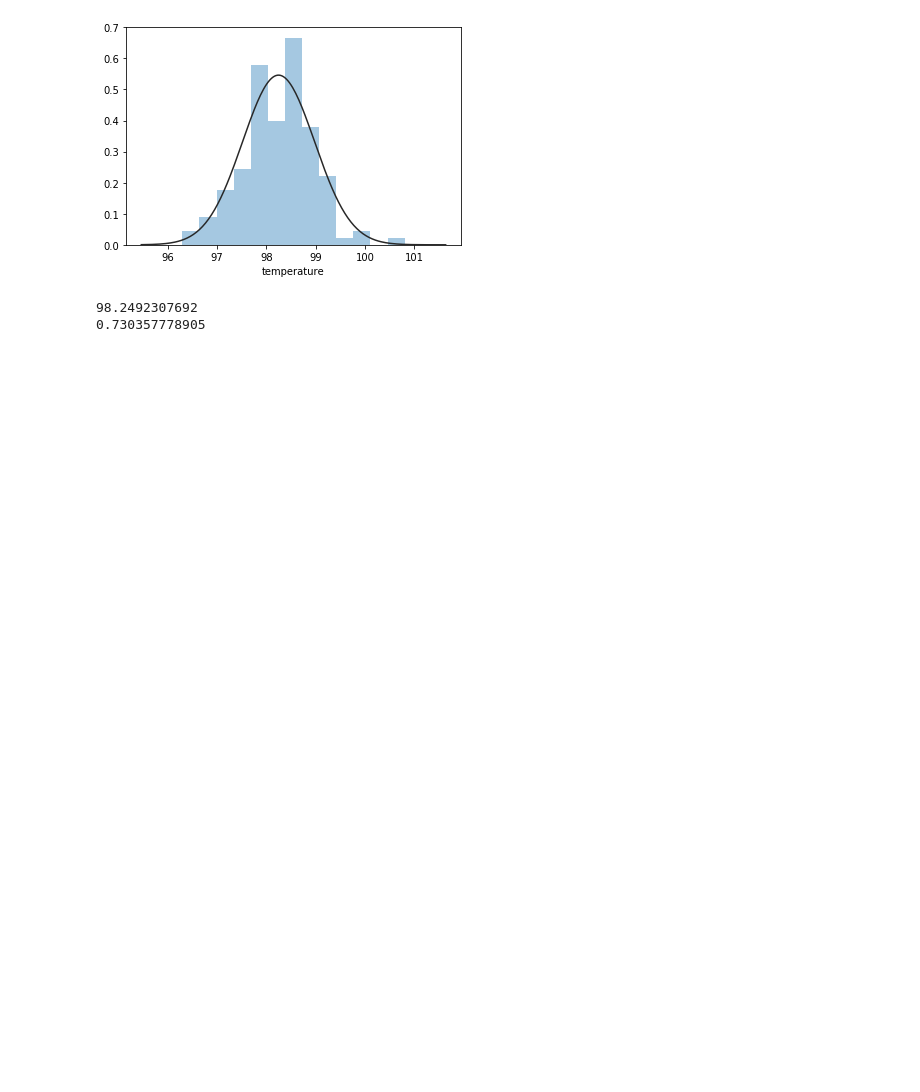
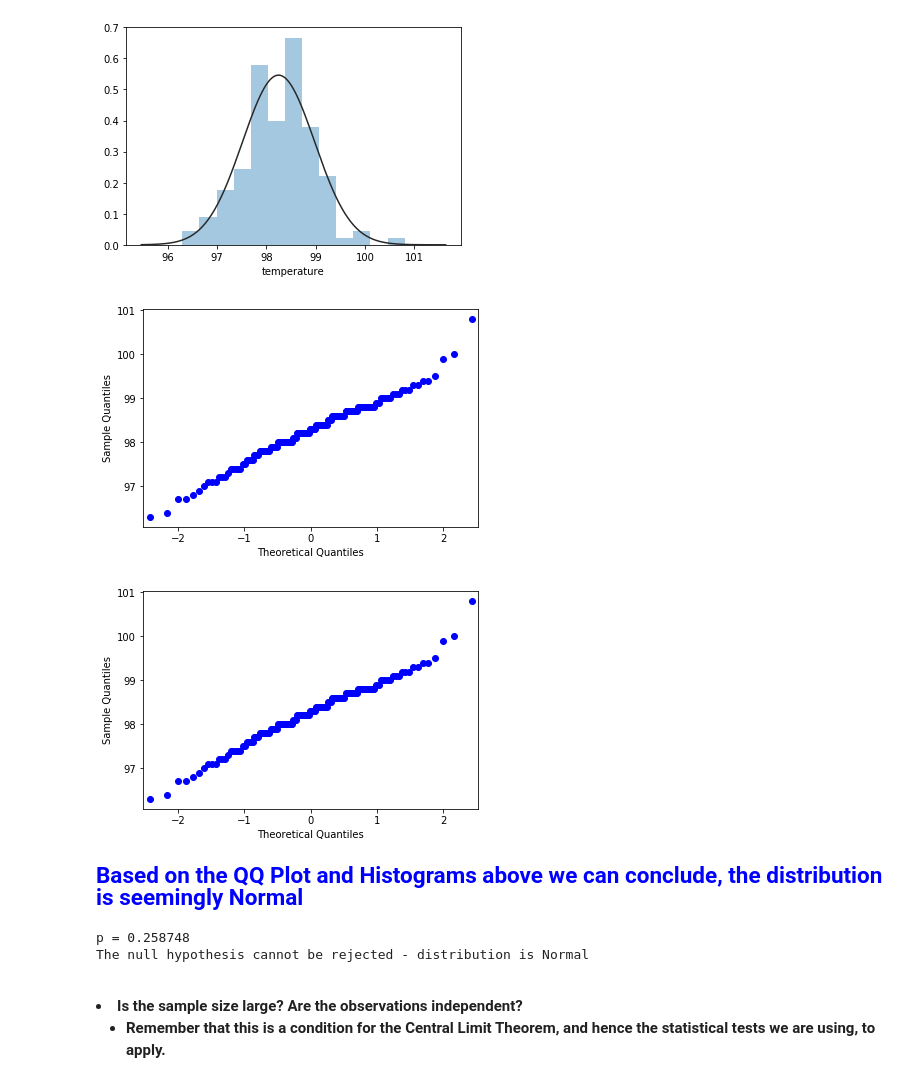
Before and after one commit to samudassir/bikesharingdemand, a Jupyter notebook: Exercises/statistics/EDA_human_temperature/sliderule_dsi_inferential_statistics_exercise_1.ipynb, the cells around one changed output. Cells and saved outputs as stored; diff of their text form; code cells hidden in the pictures; blank space fills up the shorter version.

```diff
--- a/Exercises/statistics/EDA_human_temperature/sliderule_dsi_inferential_statistics_exercise_1.ipynb
+++ b/Exercises/statistics/EDA_human_temperature/sliderule_dsi_inferential_statistics_exercise_1.ipynb
@@ -67,10 +111,11 @@ from scipy import stats
 sns.distplot(df['temperature'],kde=False, fit=stats.gamma);
 # %% [output]
 [figure]
-# %%
-import numpy as np
-print(np.mean(df['temperature']))
-print(np.std(df['temperature']))
-# %% [output]
-98.2492307692
-0.730357778905
+# %%
+from statsmodels.graphics.gofplots import qqplot
+qqplot(numpy.array(df['temperature']))
+# %% [output]
+[figure, added]
+[figure, added]
+# %% [markdown]
+<p style="color:blue;font-size:1.5em;"><b>Based on the QQ Plot and Histograms above we can conclude, the distribution is seemingly Normal </b></p>
@@ -76,0 +135,10 @@ print(np.std(df['temperature']))
+# %%
+normalityTest(df['temperature'])
+# %% [output]
+p = 0.258748
+The null hypothesis cannot be rejected - distribution is Normal
+# %% [markdown]
+<b><li>  Is the sample size large? Are the observations independent?
+    <ul>
+    <li> Remember that this is a condition for the Central Limit Theorem, and hence the statistical tests we are using, to apply.
+    </ul></b>
```
Also changed, not shown: parts of 29 cells of this notebook.
